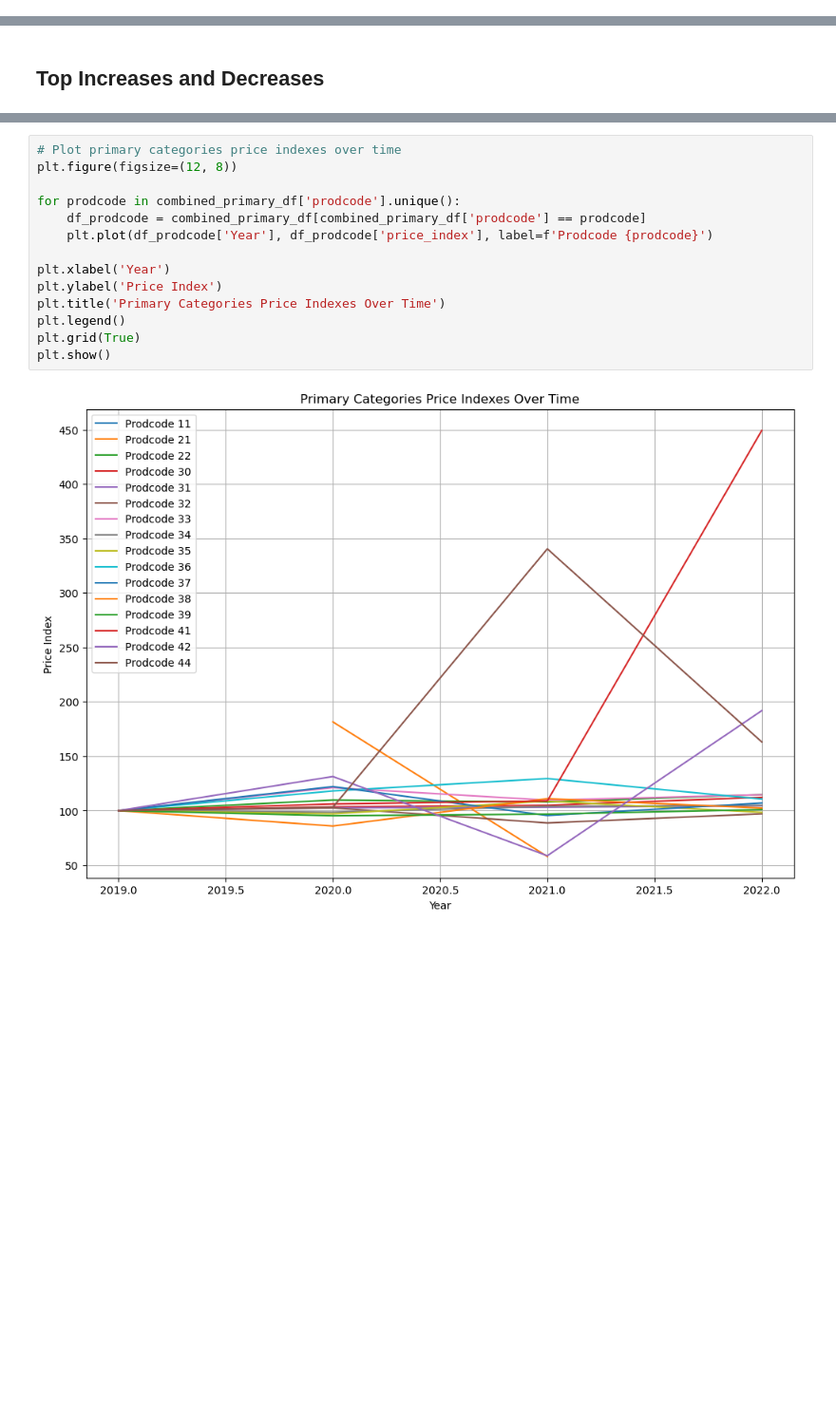
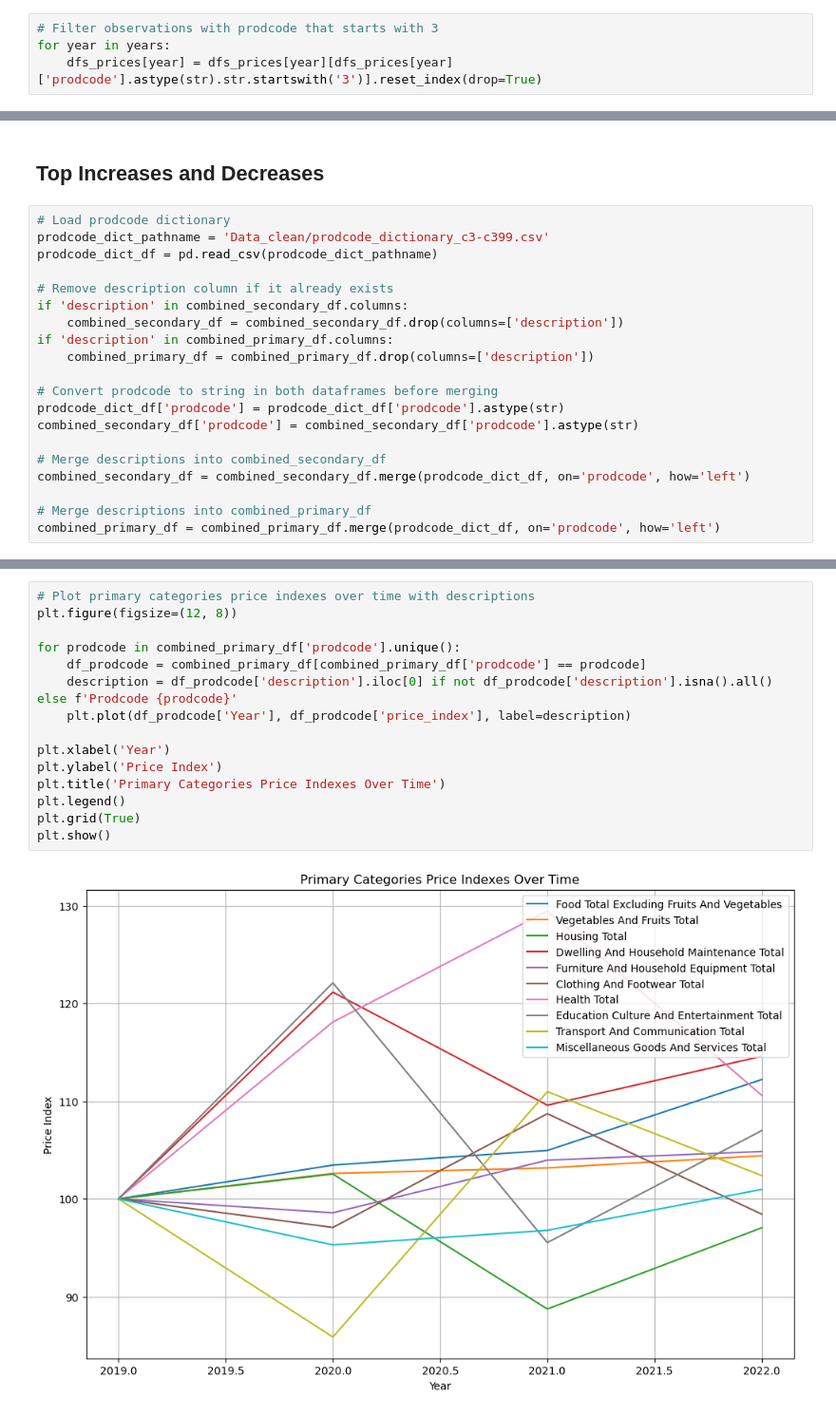
Before and after one commit to roykisluk/Inflation-Heterogeneity, a Jupyter notebook: indexing.ipynb, the cells around one changed output, grey strips where cells are left out. Shown at 95% size. Saved outputs shown, nothing was run; the diff lists cells and outputs as text; blank space fills up the shorter version.

Commit message:
Add production code dictionary CSV

```diff
--- a/indexing.ipynb
+++ b/indexing.ipynb
@@ -166,6 +167,10 @@ for year in years:
     df, meta = pyreadstat.read_sas7bdat(data_prices_pathname)
     df.columns = df.columns.str.lower()
     dfs_prices[year] = df
+# %%
+# Filter observations with prodcode that starts with 3
+for year in years:
+    dfs_prices[year] = dfs_prices[year][dfs_prices[year]['prodcode'].astype(str).str.startswith('3')].reset_index(drop=True)
 # %%
 # Calculate weights and price indexes
 yearly_price_index = {}
@@ -247,6 +252,26 @@ Yearly Price Index:
 +--------+---------------+
 # %% [markdown]
 ## Top Increases and Decreases
+# %%
+# Load prodcode dictionary
+prodcode_dict_pathname = 'Data_clean/prodcode_dictionary_c3-c399.csv'
+prodcode_dict_df = pd.read_csv(prodcode_dict_pathname)
+
+# Remove description column if it already exists
+if 'description' in combined_secondary_df.columns:
+    combined_secondary_df = combined_secondary_df.drop(columns=['description'])
+if 'description' in combined_primary_df.columns:
+    combined_primary_df = combined_primary_df.drop(columns=['description'])
+
+# Convert prodcode to string in both dataframes before merging
+prodcode_dict_df['prodcode'] = prodcode_dict_df['prodcode'].astype(str)
+combined_secondary_df['prodcode'] = combined_secondary_df['prodcode'].astype(str)
+
+# Merge descriptions into combined_secondary_df
+combined_secondary_df = combined_secondary_df.merge(prodcode_dict_df, on='prodcode', how='left')
+
+# Merge descriptions into combined_primary_df
+combined_primary_df = combined_primary_df.merge(prodcode_dict_df, on='prodcode', how='left')
 # %%
 # Display top and bottom price indexes for combined secondary dataframe
 print("Top and Bottom Price Indexes for Combined Secondary DataFrame:")
@@ -367,16 +301,17 @@ Top price indexes:
 # %%
-# Plot primary categories price indexes over time
+# Plot primary categories price indexes over time with descriptions
 plt.figure(figsize=(12, 8))
 
 for prodcode in combined_primary_df['prodcode'].unique():
     df_prodcode = combined_primary_df[combined_primary_df['prodcode'] == prodcode]
-    plt.plot(df_prodcode['Year'], df_prodcode['price_index'], label=f'Prodcode {prodcode}')
+    description = df_prodcode['description'].iloc[0] if not df_prodcode['description'].isna().all() else f'Prodcode {prodcode}'
+    plt.plot(df_prodcode['Year'], df_prodcode['price_index'], label=description)
 
 plt.xlabel('Year')
 plt.ylabel('Price Index')
 plt.title('Primary Categories Price Indexes Over Time')
 plt.legend()
 plt.grid(True)
 plt.show()
 # %% [output]
-[figure, old version]
+[figure, new version]
```
Also changed, not shown: parts of 6 cells of this notebook, 4 other files.
